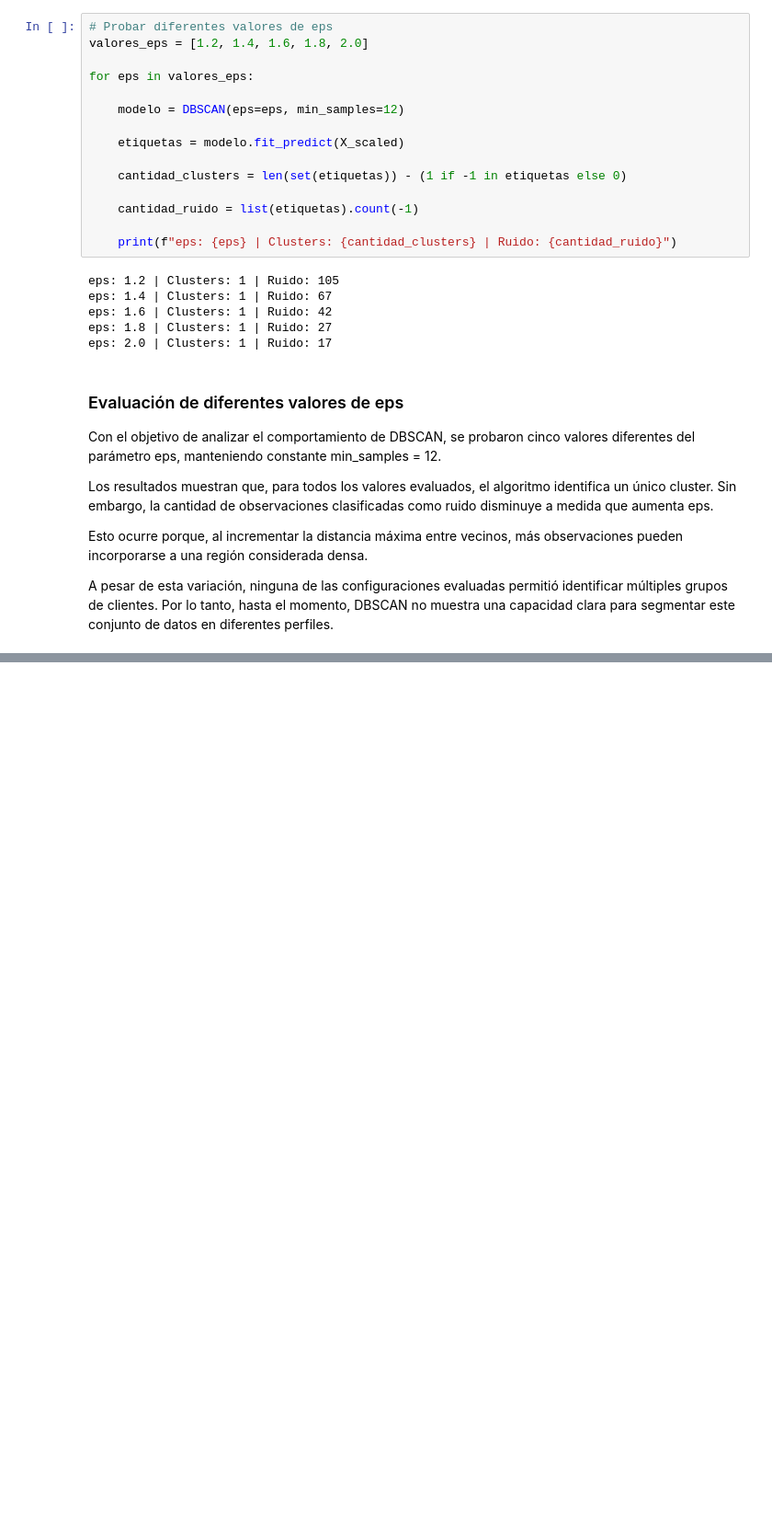
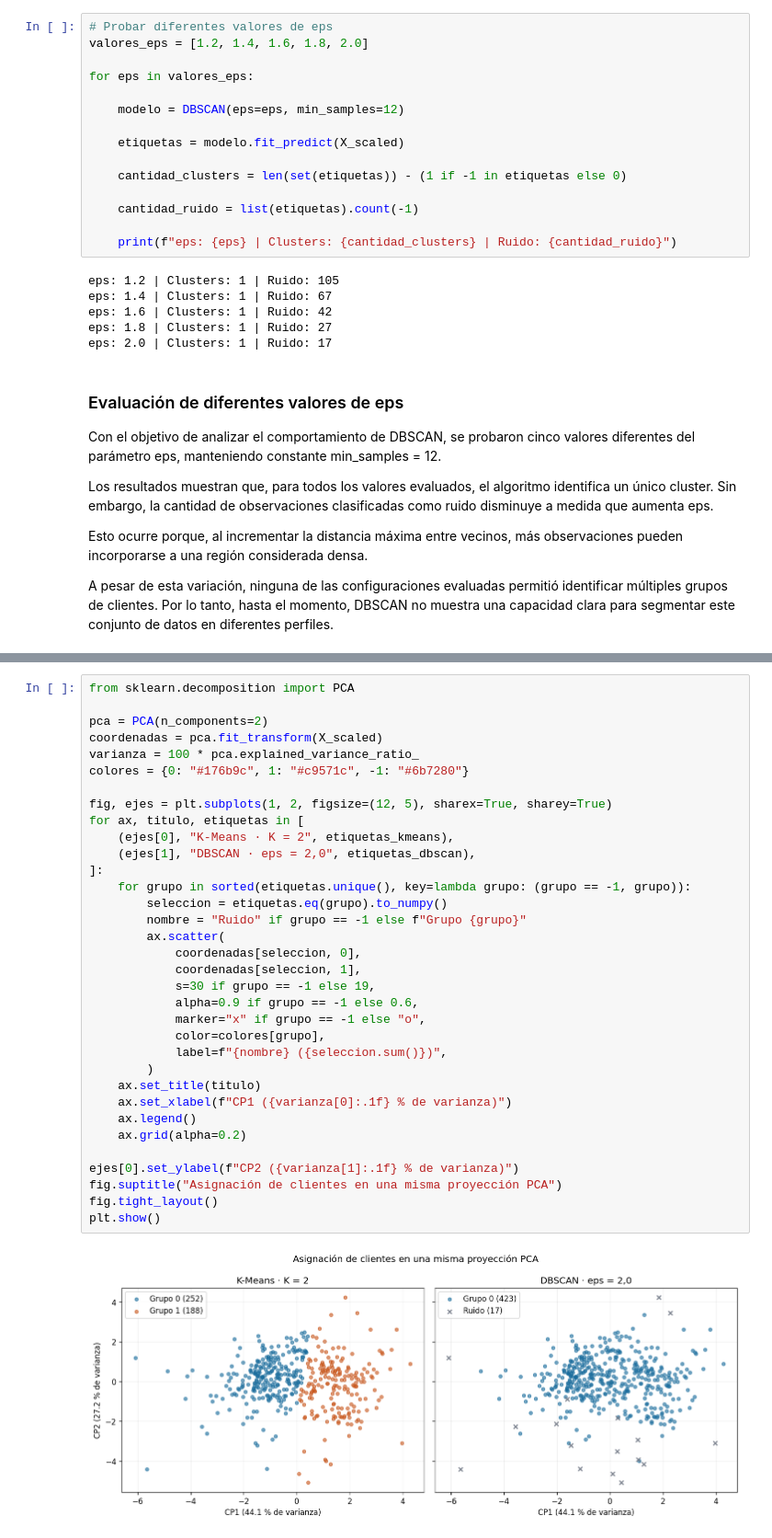
Before and after one commit to matiasdiazv/Trabajo_Final_ML, a Jupyter notebook: Ejercicio_3_Clustering_Wholesale_Customers.ipynb, the cells around one changed output, grey strips where cells are left out. Shown at 92% size. Drawn from its saved outputs; the diff is of its cells as text; blank space fills up the shorter version.

```diff
--- a/Ejercicio_3_Clustering_Wholesale_Customers.ipynb
+++ b/Ejercicio_3_Clustering_Wholesale_Customers.ipynb
@@ -524,0 +572,36 @@ A pesar de esta variación, ninguna de las configuraciones evaluadas permitió i
+# %%
+from sklearn.decomposition import PCA
+
+pca = PCA(n_components=2)
+coordenadas = pca.fit_transform(X_scaled)
+varianza = 100 * pca.explained_variance_ratio_
+colores = {0: "#176b9c", 1: "#c9571c", -1: "#6b7280"}
+
+fig, ejes = plt.subplots(1, 2, figsize=(12, 5), sharex=True, sharey=True)
+for ax, titulo, etiquetas in [
+    (ejes[0], "K-Means · K = 2", etiquetas_kmeans),
+    (ejes[1], "DBSCAN · eps = 2,0", etiquetas_dbscan),
+]:
+    for grupo in sorted(etiquetas.unique(), key=lambda grupo: (grupo == -1, grupo)):
+        seleccion = etiquetas.eq(grupo).to_numpy()
+        nombre = "Ruido" if grupo == -1 else f"Grupo {grupo}"
+        ax.scatter(
+            coordenadas[seleccion, 0],
+            coordenadas[seleccion, 1],
+            s=30 if grupo == -1 else 19,
+            alpha=0.9 if grupo == -1 else 0.6,
+            marker="x" if grupo == -1 else "o",
+            color=colores[grupo],
+            label=f"{nombre} ({seleccion.sum()})",
+        )
+    ax.set_title(titulo)
+    ax.set_xlabel(f"CP1 ({varianza[0]:.1f} % de varianza)")
+    ax.legend()
+    ax.grid(alpha=0.2)
+
+ejes[0].set_ylabel(f"CP2 ({varianza[1]:.1f} % de varianza)")
+fig.suptitle("Asignación de clientes en una misma proyección PCA")
+fig.tight_layout()
+plt.show()
+# %% [output]
+[figure, added]
```
Also changed, not shown: parts of 19 cells of this notebook.
